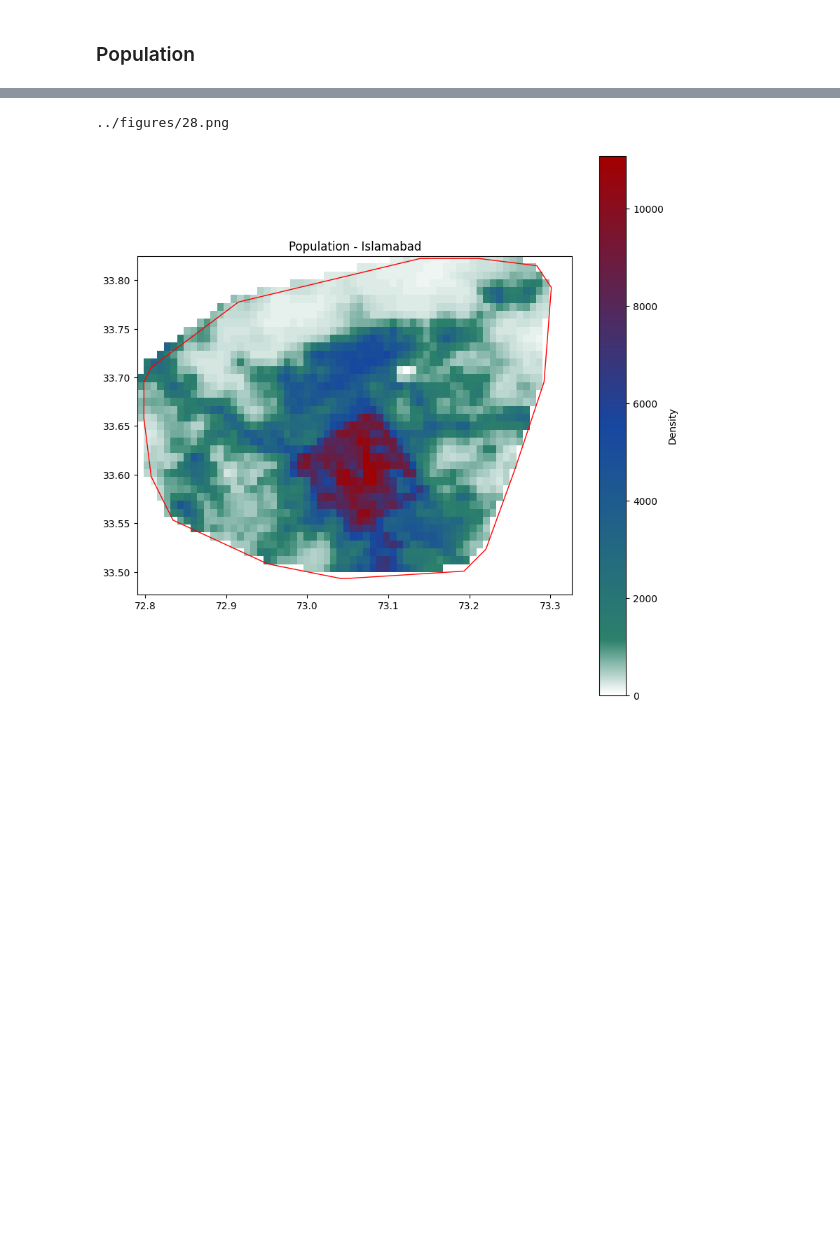
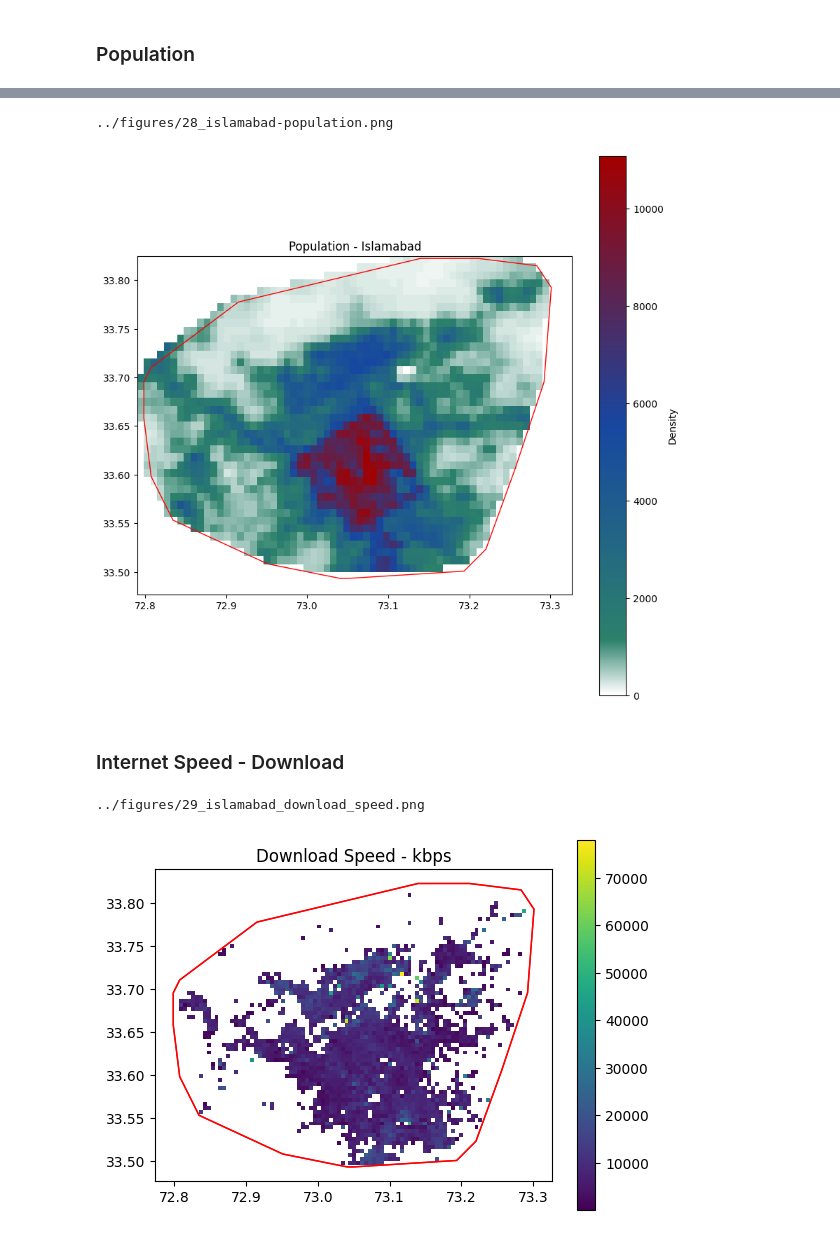
Before and after one commit to TJhon/python-raster-crop, a Jupyter notebook: tutorials/reference.ipynb, the cells around one changed output, grey strips where cells are left out. Drawn from its saved outputs; the diff is of its cells as text; code cells hidden in the pictures; blank space fills up the shorter version.

```diff
--- a/tutorials/reference.ipynb
+++ b/tutorials/reference.ipynb
@@ -18,7 +18,12 @@ import pandas as pd, numpy as np
 import geopandas as gpd, rasterio as rio
 from rasterio.mask import mask
 import matplotlib.pyplot as plt
-
+import rasterio
+import geopandas as gpd, numpy as np
+import rasterio
+from rasterio.mask import mask
+import matplotlib.pyplot as plt
+from matplotlib.colors import LinearSegmentedColormap
 
 warnings.filterwarnings('ignore')
 
@@ -48,13 +53,19 @@ pk_server.run_server()
 
 n = 1
 
-def save_plot():
+def save_plot(name = ""):
+    name = name.lower()
     global n
     num_fig = str(n).zfill(2)
     n += 1
-    file_name = f"../figures/{num_fig}.png"
+    file_name = f"../figures/{num_fig}_{name}.png"
     print(file_name)
     plt.savefig(file_name)
+# Define a function to extract features compatible with rasterio
+def getFeatures(gdf: gpd.GeoDataFrame):
+    import json
+
+    return [json.loads(gdf.to_json())["features"][0]["geometry"]]
 # %% [output]
 Convert the country names to lowercase and replace spaces with dashes (-).
 source: https://download.geofabrik.de/
@@ -636,0 +640,13 @@ These functions allow for efficient computation of various metrics, providing va
+# %%
+from osrmareas import areas
+crd = [33.684091, 73.045315]
+islamabad = areas.get_routes(crd, 30)
+islamabad_area = areas.get_ameba(islamabad, 30)#.to_file("../sample_data/")
+
+islamabad_area['coord'] = 'islamabad'
+islamabad_area = pd.concat((islamabad_area, islamabad_area))
+islamabad_area.to_file("../sample_data/geometries_isla.shp")
+# %%
+pk_ookla = gpd.read_file("../data/9_internet_speed/0_pakistan_okkla.shp")
+
+islamabad_ookla = gpd.sjoin(pk_ookla, islamabad_area, op='within')
@@ -892,6 +988,7 @@ gen_plot(
 [figure]
 # %%
 gen_plot(
+    "islamabad-population",
     tiff_sample="../data/1_density/pak_ppp_2018_1km_Aggregated.tif",
     out_raster="../sample_data/out_raster/population.tif",
     title_raster=f"Population - {isla_name}",
@@ -901,5 +998,15 @@ gen_plot(
     shp_sample=islamabad_shp
 )
 # %% [output]
-../figures/28.png
+../figures/28_islamabad-population.png
 [figure]
+# %% [markdown]
+### Internet Speed - Download
+# %%
+islamabad_ookla.plot(column='avg_d_kbps', legend=True)
+islamabad_area.plot(ax=plt.gca(), edgecolor = 'red', facecolor = 'none')
+plt.title("Download Speed - kbps")
+save_plot("islamabad_download_speed")
+# %% [output]
+../figures/29_islamabad_download_speed.png
+[figure, added]
```
Also changed, not shown: parts of 38 cells of this notebook, 31 other files.
